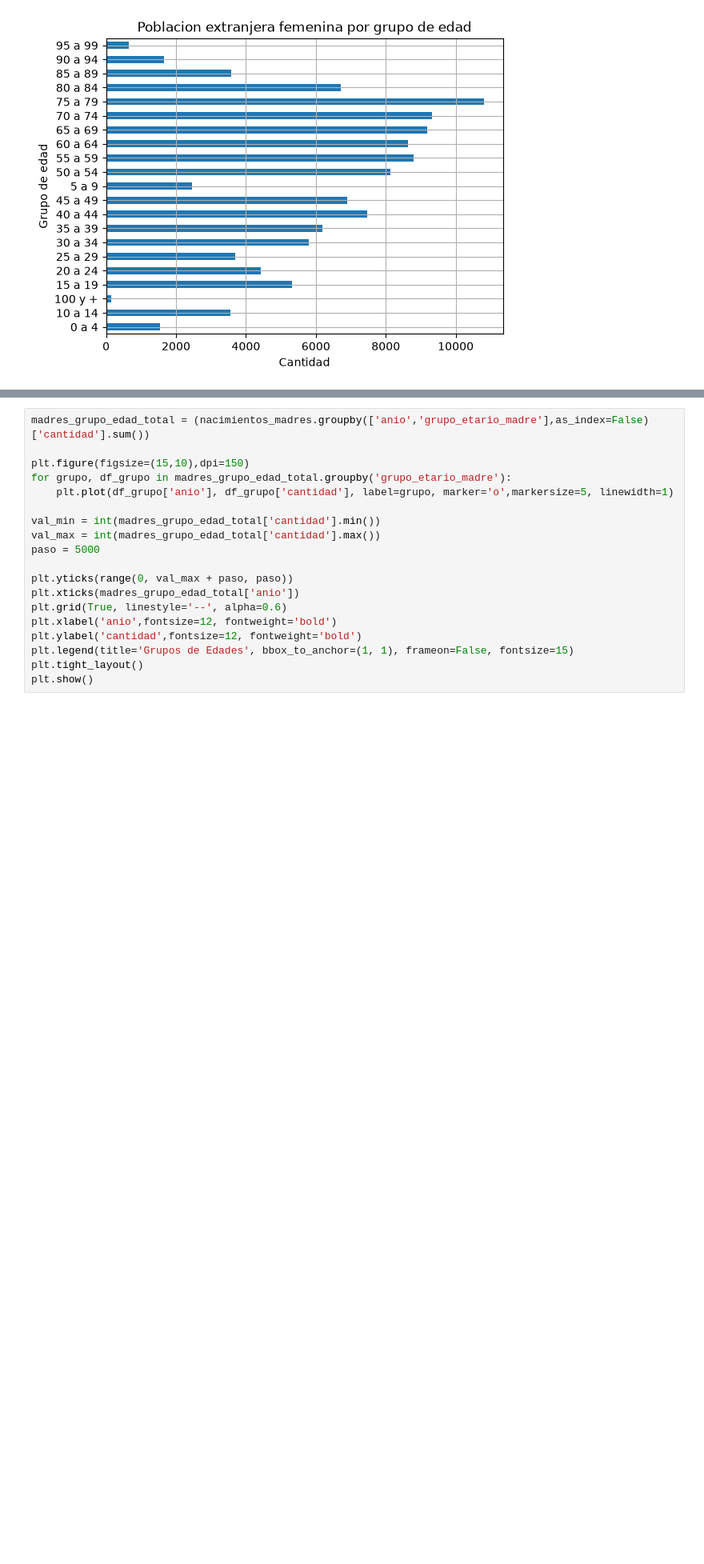
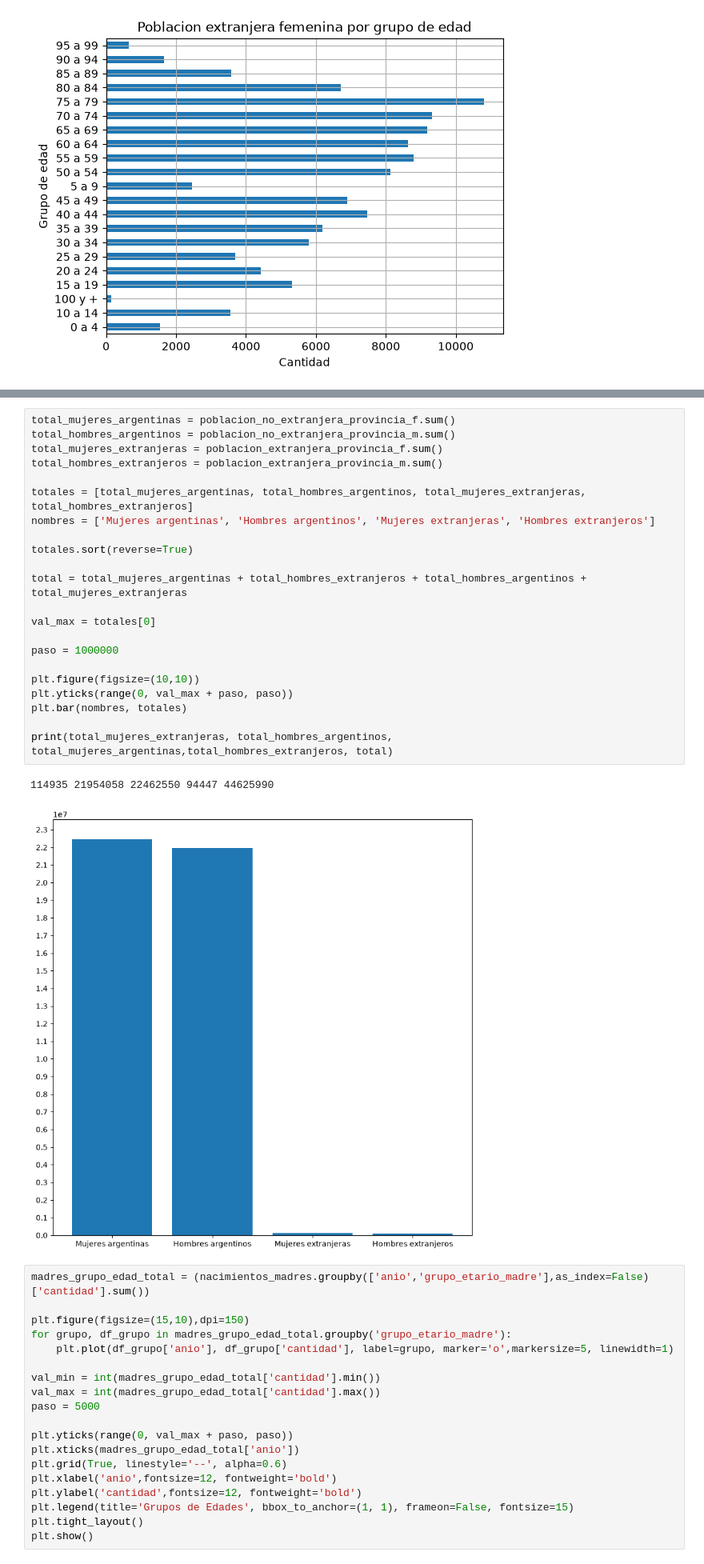
Before and after one commit to TomasVerniano/ANALISIS_POBLACION_ARGENTINA_AED, a Jupyter notebook: poblacion.ipynb, the cells around one changed output, grey strips where cells are left out. Shown at 80% size. Cells and saved outputs as stored; diff of their text form; blank space fills up the shorter version.

```diff
--- a/poblacion.ipynb
+++ b/poblacion.ipynb
@@ -137,3 +171,28 @@ poblacion_extranjera_edad_f.plot(kind='barh', xlabel='Cantidad', title='Poblacio
+# %%
+total_mujeres_argentinas = poblacion_no_extranjera_provincia_f.sum()
+total_hombres_argentinos = poblacion_no_extranjera_provincia_m.sum()
+total_mujeres_extranjeras = poblacion_extranjera_provincia_f.sum()
+total_hombres_extranjeros = poblacion_extranjera_provincia_m.sum()
+
+totales = [total_mujeres_argentinas, total_hombres_argentinos, total_mujeres_extranjeras, total_hombres_extranjeros]
+nombres = ['Mujeres argentinas', 'Hombres argentinos', 'Mujeres extranjeras', 'Hombres extranjeros']
+
+totales.sort(reverse=True)
+
+total = total_mujeres_argentinas + total_hombres_extranjeros + total_hombres_argentinos + total_mujeres_extranjeras
+
+val_max = totales[0]
+
+paso = 1000000
+
+plt.figure(figsize=(10,10))
+plt.yticks(range(0, val_max + paso, paso))
+plt.bar(nombres, totales)
+
+print(total_mujeres_extranjeras, total_hombres_argentinos, total_mujeres_argentinas,total_hombres_extranjeros, total)
+# %% [output]
+114935 21954058 22462550 94447 44625990
+[figure, added]
 # %%
 madres_grupo_edad_total = (nacimientos_madres.groupby(['anio','grupo_etario_madre'],as_index=False)['cantidad'].sum())
 
```
Also changed, not shown: parts of 2 cells of this notebook.
